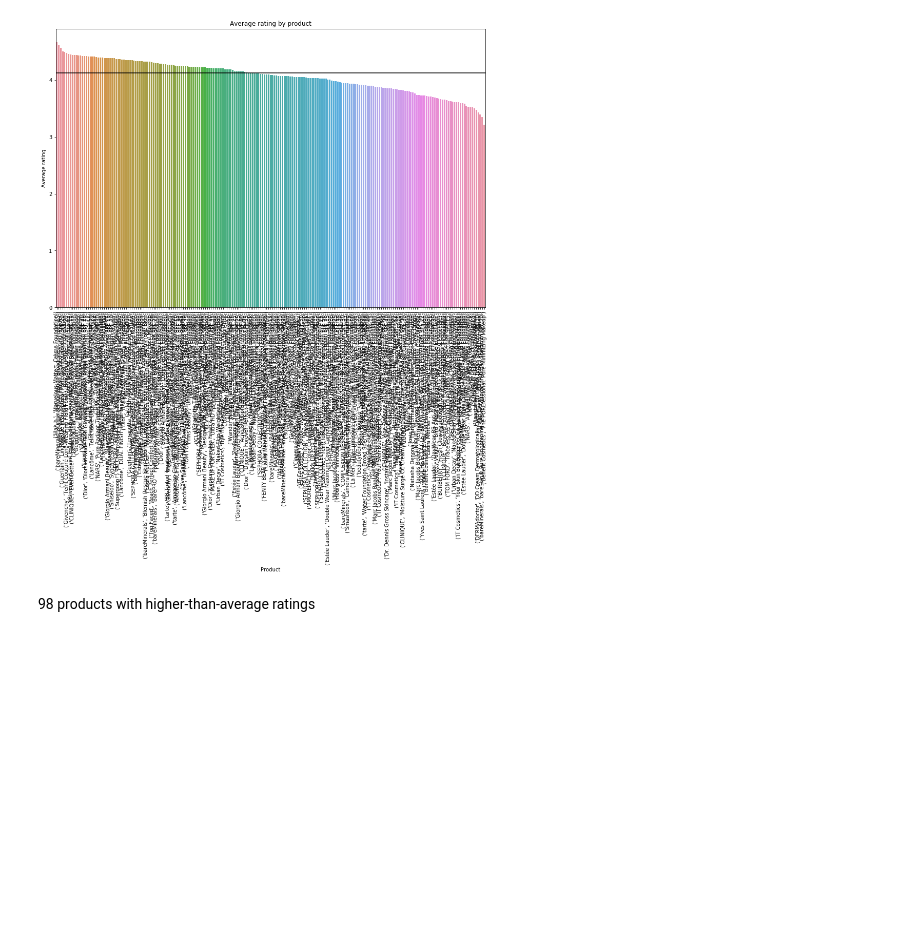
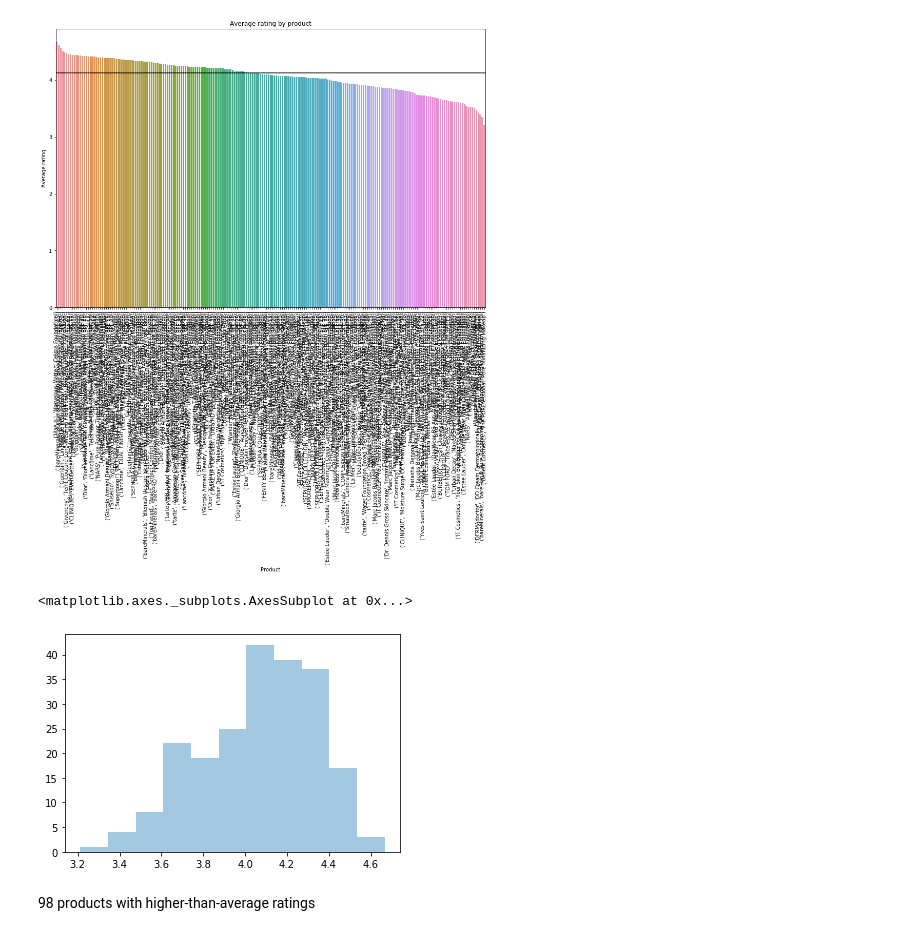
Before and after one commit to stellahkim93/Sephora, a Jupyter notebook: Sephora_Analysis.ipynb, the cells around one changed output. Saved outputs shown, nothing was run; the diff lists cells and outputs as text; code cells hidden in the pictures; blank space fills up the shorter version.

```diff
--- a/Sephora_Analysis.ipynb
+++ b/Sephora_Analysis.ipynb
@@ -510,6 +531,11 @@ plt.axhline(y=avg_rating, color='black', linestyle='-')
 # %% [output]
 <matplotlib.lines.Line2D at 0x...>
 [figure]
+# %%
+sns.distplot(reviews.groupby(["brand", "name"]).agg({"rating": "mean"}), kde = None)
+# %% [output]
+<matplotlib.axes._subplots.AxesSubplot at 0x...>
+[figure, added]
 # %% [markdown]
 98 products with higher-than-average ratings
 # %%
```
Also changed, not shown: parts of 27 cells of this notebook.
